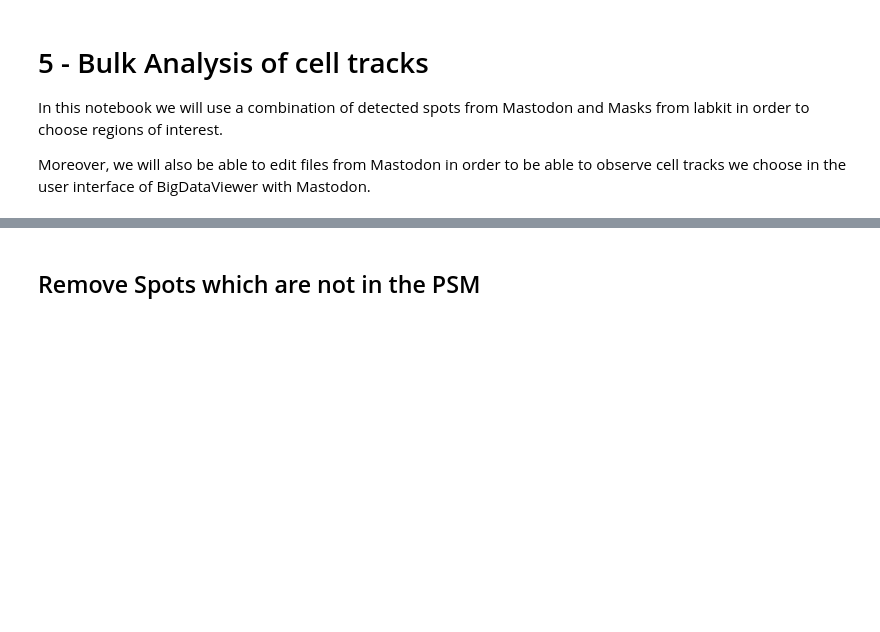
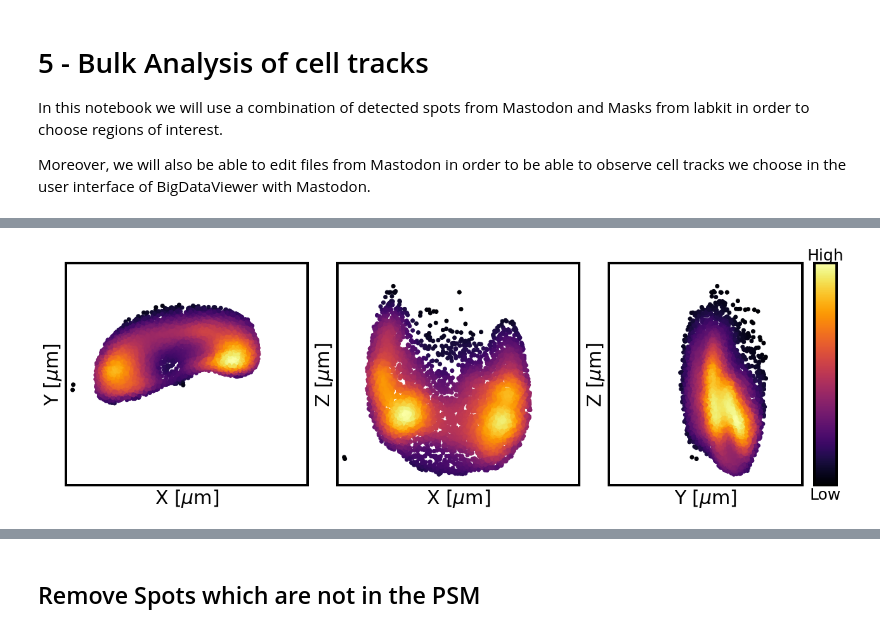
Before and after one commit to bercowskya/paleontologist, a Jupyter notebook: version_control/v0.4/Jupyter-Notebooks/5-BulkAnalysis.ipynb, the cells around one changed output, grey strips where cells are left out. Drawn from its saved outputs; the diff is of its cells as text; code cells hidden in the pictures; blank space fills up the shorter version.

```diff
--- a/version_control/v0.4/Jupyter-Notebooks/5-BulkAnalysis.ipynb
+++ b/version_control/v0.4/Jupyter-Notebooks/5-BulkAnalysis.ipynb
@@ -419,0 +71,2 @@ plt.show()
+# %%
+spots = paleo_bulk.MamutTracks(path_xml, path_mamut)
@@ -419,0 +84,49 @@ plt.show()
+# %%
+# Obtain the coordinates for each dimension per frame
+x = spots.spots_xpos_per_frame[frame]
+y = spots.spots_ypos_per_frame[frame]
+z = spots.spots_zpos_per_frame[frame]
+data = [x, y, z]
+
+# Calculate the point density for each 2D dimension combination
+xy = np.vstack([x, y])
+xz = np.vstack([x, z])
+yz = np.vstack([y,z])
+
+# Calculate the Gaussian kerdel density
+gkd_xy = gaussian_kde(xy)(xy)
+gkd_xz = gaussian_kde(xz)(xz)
+gkd_yz = gaussian_kde(yz)(yz)
+gkd = [gkd_xy, gkd_xz, gkd_yz]
+# %%
+# Plot the results
+combs = list(itertools.combinations(range(3), 2))
+labels_axis = ['X [$\mu$m]', 'Y [$\mu$m]', 'Z [$\mu$m]']
+sizes = [features.width*features.x_pixel, features.height*features.y_pixel,
+         features.n_slices*features.z_pixel]
+pixels = [features.x_pixel, features.y_pixel, features.z_pixel]
+
+fig = plt.figure(figsize=[18,6])
+
+for i in range(3):
+    ax = fig.add_subplot(1,3,i+1)
+    plt.scatter(data[combs[i][0]], data[combs[i][1]], c=gkd[i], cmap=cmap)
+    plt.xlabel(labels_axis[combs[i][0]], fontsize=30)
+    plt.ylabel(labels_axis[combs[i][1]], fontsize=30)
+    plt.xticks([])
+    plt.yticks([])
+    plt.xlim([0, sizes[combs[i][0]]])
+    plt.ylim([0, sizes[combs[i][1]]])
+    [i.set_linewidth(4) for i in ax.spines.values()]
+
+# Colorbar
+cb = plt.colorbar(ticks=[], aspect=10)
+cb.outline.set_linewidth(4)
+cb.ax.text(0.5, -0.01, 'Low', transform=cb.ax.transAxes,
+    va='top', ha='center', fontsize=25)
+cb.ax.text(0.5, 1.0, 'High', transform=cb.ax.transAxes,
+    va='bottom', ha='center', fontsize=25);
+
+plt.tight_layout()
+# %% [output]
+[figure, added]
```
Also changed, not shown: parts of 100 cells of this notebook, 6 other files.
